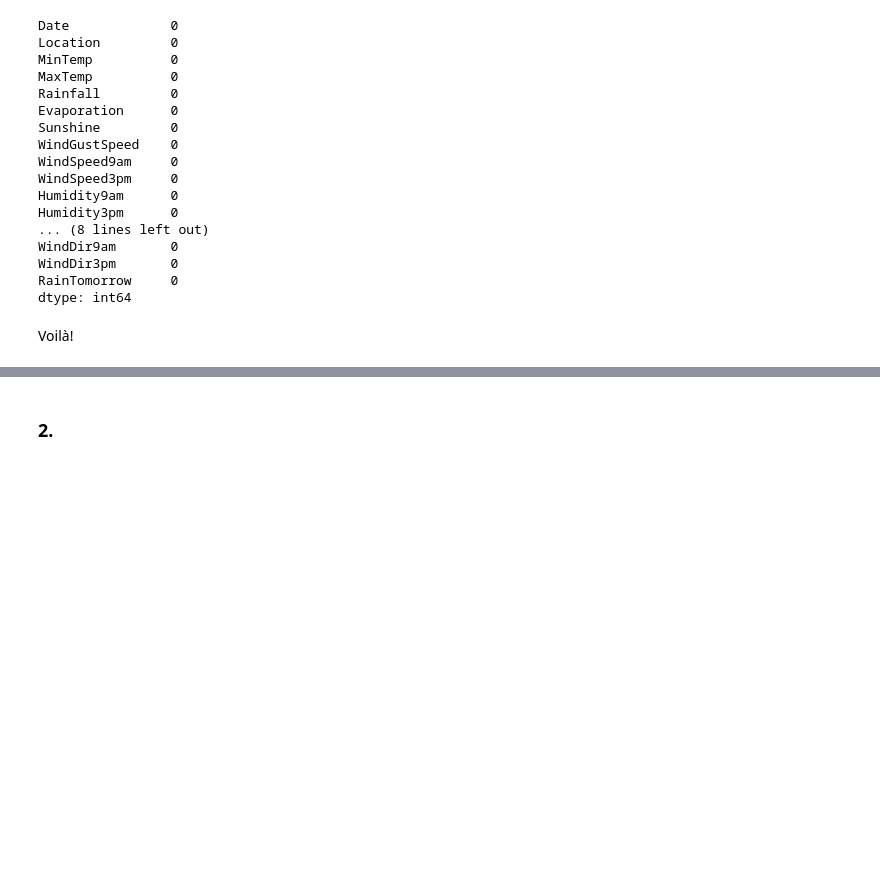
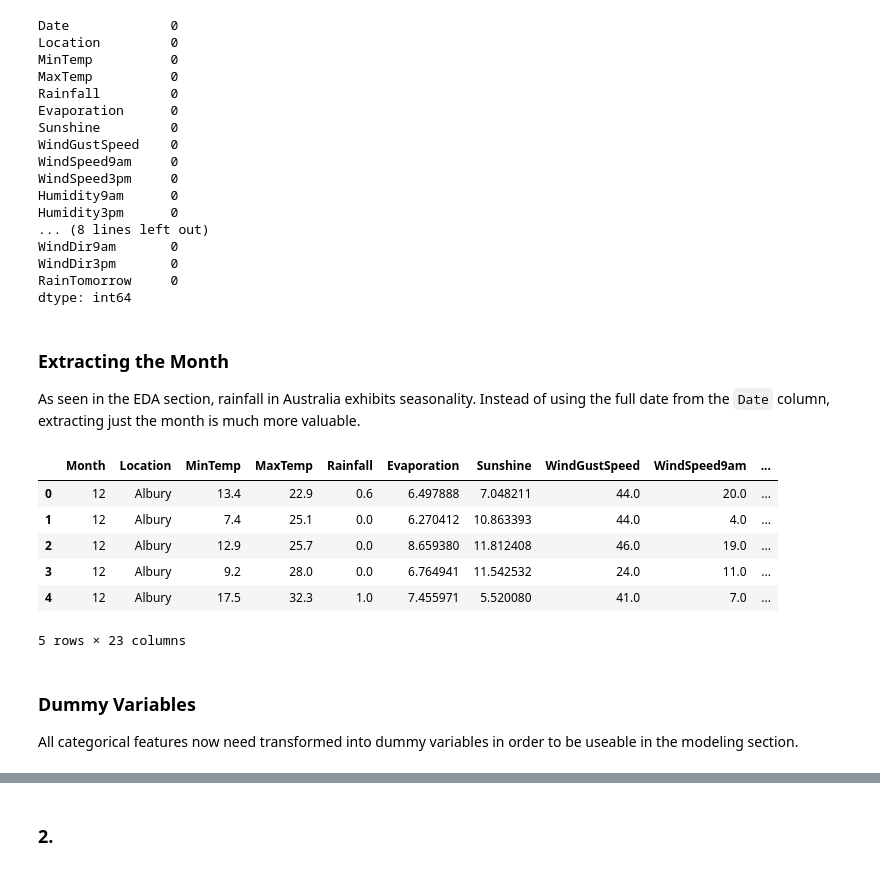
Before and after one commit to tjkyner/australian-rain-prediction, a Jupyter notebook: notebook.ipynb, the cells around one changed output, grey strips where cells are left out. Cells and saved outputs as stored; diff of their text form; code cells hidden in the pictures; blank space fills up the shorter version.

```diff
--- a/notebook.ipynb
+++ b/notebook.ipynb
@@ -511,5 +557,22 @@ WindDir9am       0
 WindDir3pm       0
 RainTomorrow     0
 dtype: int64
-# %% [markdown]
-Voilà!
+# %% [markdown]
+### Extracting the Month
+As seen in the EDA section, rainfall in Australia exhibits seasonality. Instead of using the full date from the `Date` column, extracting just the month is much more valuable.
+# %%
+df_month = df_imputed_final.copy()
+df_month.insert(1, 'Month', df_month.Date.apply(lambda x: int(str(x)[5:7])))
+df_month.drop(columns='Date', inplace=True)
+df_month.head()
+# %% [output]
+|  | Month | Location | MinTemp | MaxTemp | Rainfall | Evaporation | Sunshine | WindGustSpeed | WindSpeed9am | ... |
+| 0 | 12 | Albury | 13.4 | 22.9 | 0.6 | 6.497888 | 7.048211 | 44.0 | 20.0 | ... |
+| 1 | 12 | Albury | 7.4 | 25.1 | 0.0 | 6.270412 | 10.863393 | 44.0 | 4.0 | ... |
+| 2 | 12 | Albury | 12.9 | 25.7 | 0.0 | 8.659380 | 11.812408 | 46.0 | 19.0 | ... |
+| 3 | 12 | Albury | 9.2 | 28.0 | 0.0 | 6.764941 | 11.542532 | 24.0 | 11.0 | ... |
+| 4 | 12 | Albury | 17.5 | 32.3 | 1.0 | 7.455971 | 5.520080 | 41.0 | 7.0 | ... |
+5 rows × 23 columns
+# %% [markdown]
+### Dummy Variables
+All categorical features now need transformed into dummy variables in order to be useable in the modeling section.
```
Also changed, not shown: parts of 13 cells of this notebook.
